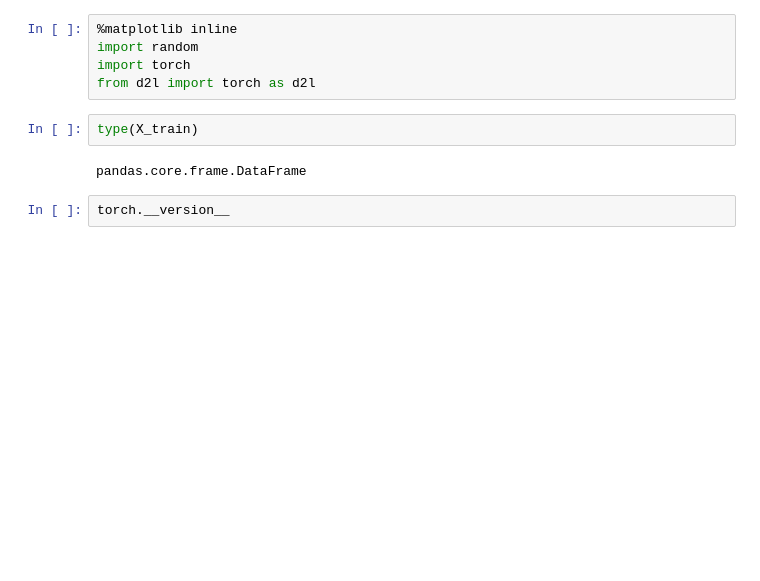
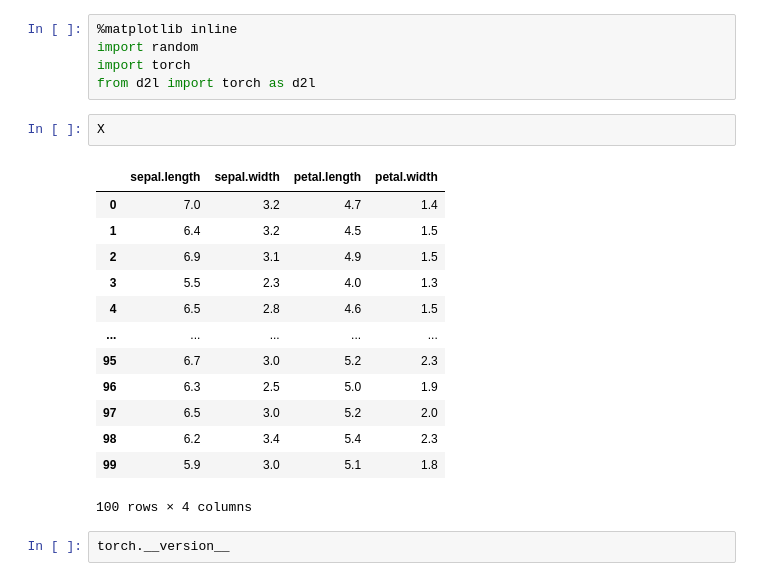
Before and after one commit to perry2333/Eurecom, a Jupyter notebook: MALIS/Poject1/Project_1.ipynb, the cells around one changed output. Drawn from its saved outputs; the diff is of its cells as text; blank space fills up the shorter version.

```diff
--- a/MALIS/Poject1/Project_1.ipynb
+++ b/MALIS/Poject1/Project_1.ipynb
@@ -99,10 +99,22 @@ Now here we need to start the algarithm part:
 import random
 import torch
 from d2l import torch as d2l
-# %%
-type(X_train)
-# %% [output]
-pandas.core.frame.DataFrame
+# %%
+X
+# %% [output]
+|  | sepal.length | sepal.width | petal.length | petal.width |
+| 0 | 7.0 | 3.2 | 4.7 | 1.4 |
+| 1 | 6.4 | 3.2 | 4.5 | 1.5 |
+| 2 | 6.9 | 3.1 | 4.9 | 1.5 |
+| 3 | 5.5 | 2.3 | 4.0 | 1.3 |
+| 4 | 6.5 | 2.8 | 4.6 | 1.5 |
+| ... | ... | ... | ... | ... |
+| 95 | 6.7 | 3.0 | 5.2 | 2.3 |
+| 96 | 6.3 | 2.5 | 5.0 | 1.9 |
+| 97 | 6.5 | 3.0 | 5.2 | 2.0 |
+| 98 | 6.2 | 3.4 | 5.4 | 2.3 |
+| 99 | 5.9 | 3.0 | 5.1 | 1.8 |
+100 rows × 4 columns
 # %%
 torch.__version__
 # %% [output]
```
